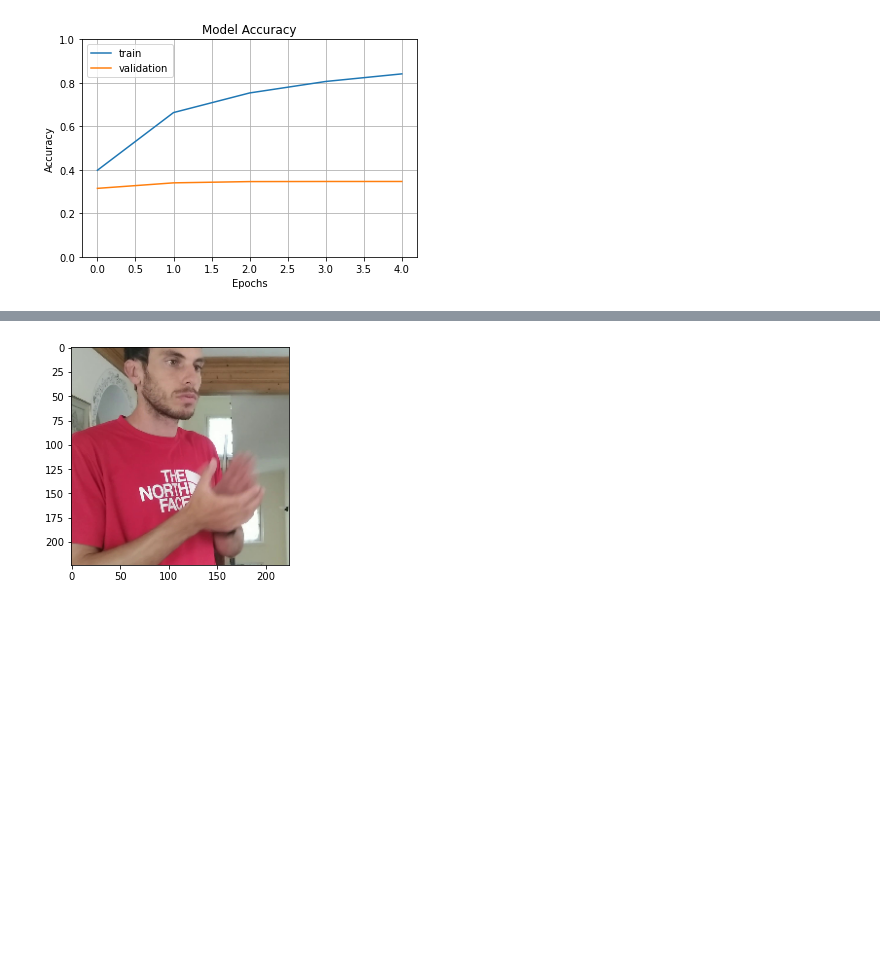
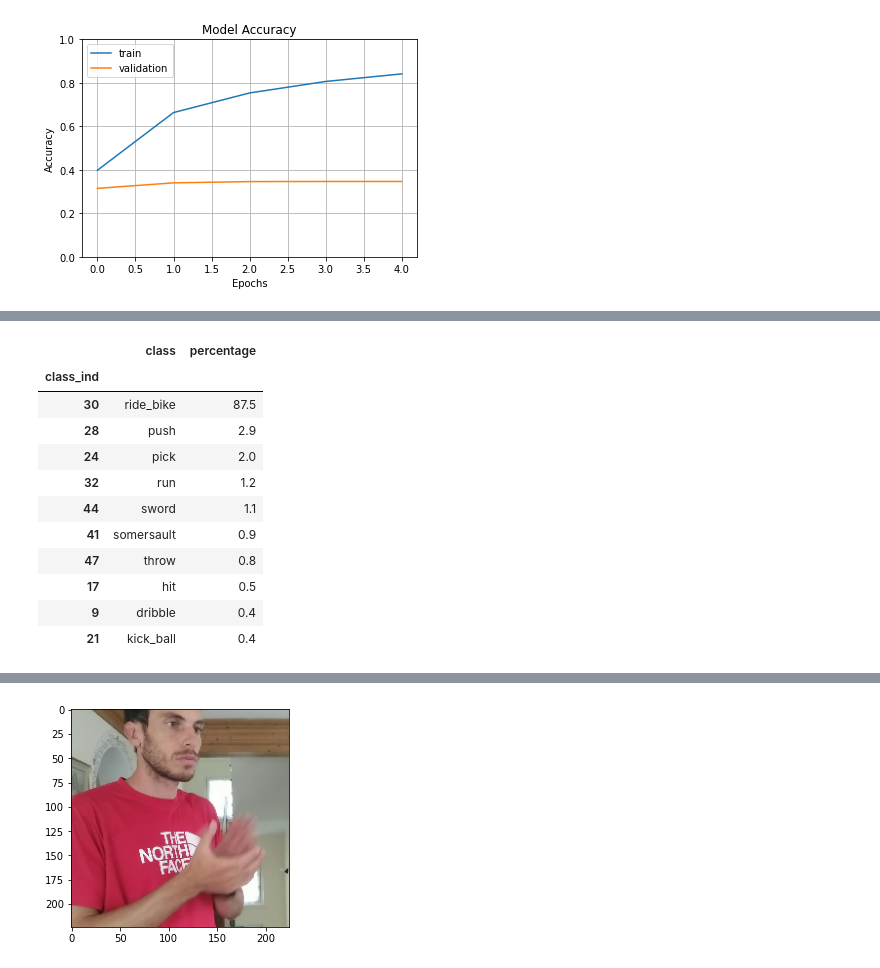
Before and after one commit to giocoal/hmdb51-two-stream-action-recognition, a Jupyter notebook: spatial_stream_cnn_finetuned.ipynb, the cells around one changed output, grey strips where cells are left out. Saved outputs shown, nothing was run; the diff lists cells and outputs as text; code cells hidden in the pictures; blank space fills up the shorter version.

```diff
--- a/spatial_stream_cnn_finetuned.ipynb
+++ b/spatial_stream_cnn_finetuned.ipynb
@@ -356,0 +488,11 @@ plt.show()
+# %%
+# predict spatial stream output
+spatial_pred = resnet_model.predict(spatial_batch)
+spatial_classes = np.argsort(spatial_pred,axis=1)#[:,:-6:-1]
+spatial_scores = np.sort(spatial_pred,axis=1)#[:,:-6:-1]
+
+spatial_sorted = []
+
+for spatial_class, spacial_score in zip(spatial_classes, spatial_scores):
+    zipped = zip(spatial_class, spacial_score)
+    spatial_sorted.append(sorted(zipped, key=lambda x: x[0]))
@@ -356,0 +501,18 @@ plt.show()
+# %%
+avg_scores = np.average(spatial_sorted, axis=0)
+class_ind['percentage'] = round(pd.Series(avg_scores[:,1])*100, 1)
+class_ind.sort_values('percentage', ascending=False, inplace=True)
+class_ind.head(10)
+# %% [output]
+|  | class | percentage |
+| class_ind |  |  |
+| 30 | ride_bike | 87.5 |
+| 28 | push | 2.9 |
+| 24 | pick | 2.0 |
+| 32 | run | 1.2 |
+| 44 | sword | 1.1 |
+| 41 | somersault | 0.9 |
+| 47 | throw | 0.8 |
+| 17 | hit | 0.5 |
+| 9 | dribble | 0.4 |
+| 21 | kick_ball | 0.4 |
```
Also changed, not shown: parts of 30 cells of this notebook, 1 other file.
